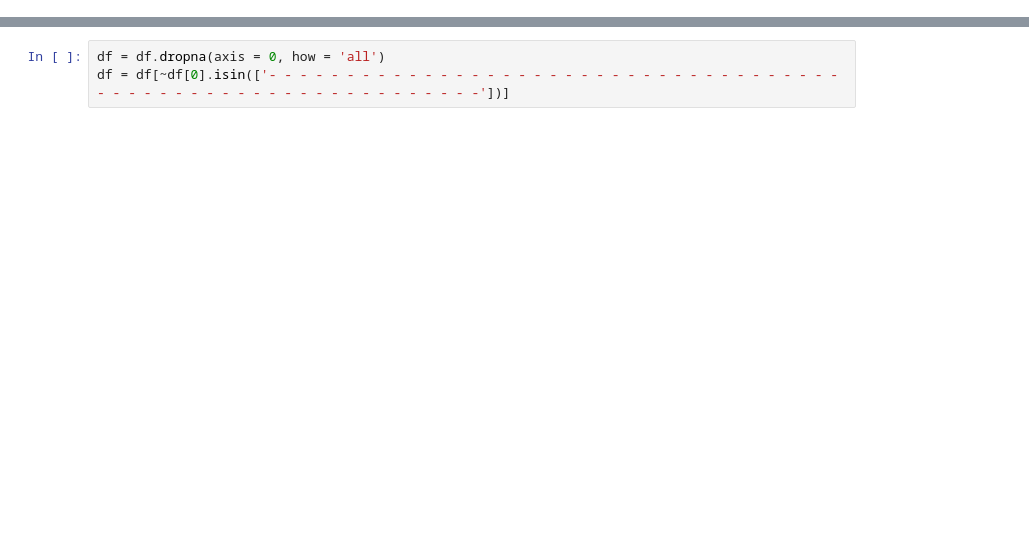
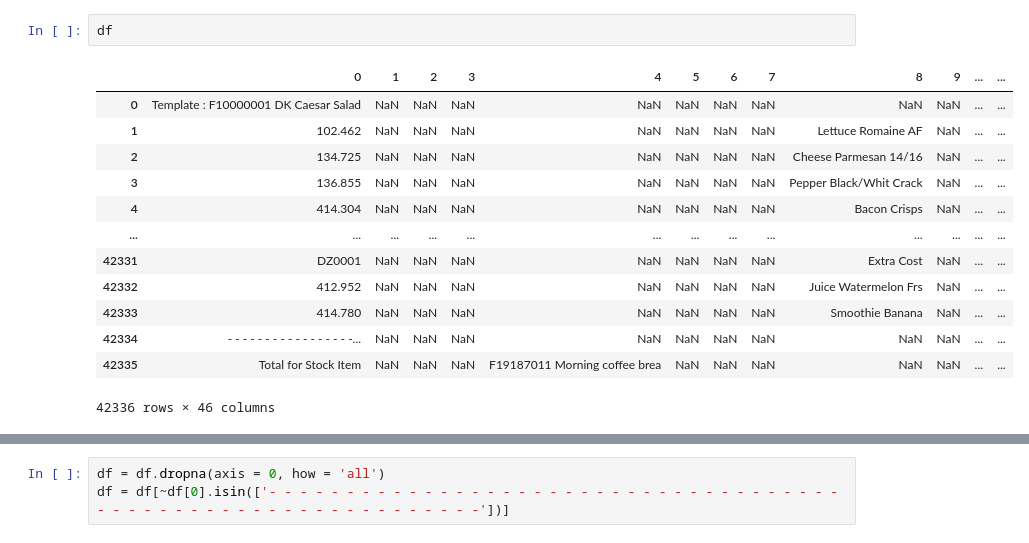
Before and after one commit to DelaunayAntoine/Project-WiseFins, a Jupyter notebook: notebook_test.ipynb, the cells around one changed output, grey strips where cells are left out. Cells and saved outputs as stored; diff of their text form; blank space fills up the shorter version.

```diff
--- a/notebook_test.ipynb
+++ b/notebook_test.ipynb
@@ -20,0 +141,16 @@ df.head()
+# %%
+df
+# %% [output]
+|  | 0 | 1 | 2 | 3 | 4 | 5 | 6 | 7 | 8 | 9 | ... | ... |
+| 0 | Template : F10000001 DK Caesar Salad | NaN | NaN | NaN | NaN | NaN | NaN | NaN | NaN | NaN | ... | ... |
+| 1 | 102.462 | NaN | NaN | NaN | NaN | NaN | NaN | NaN | Lettuce Romaine AF | NaN | ... | ... |
+| 2 | 134.725 | NaN | NaN | NaN | NaN | NaN | NaN | NaN | Cheese Parmesan 14/16 | NaN | ... | ... |
+| 3 | 136.855 | NaN | NaN | NaN | NaN | NaN | NaN | NaN | Pepper Black/Whit Crack | NaN | ... | ... |
+| 4 | 414.304 | NaN | NaN | NaN | NaN | NaN | NaN | NaN | Bacon Crisps | NaN | ... | ... |
+| ... | ... | ... | ... | ... | ... | ... | ... | ... | ... | ... | ... | ... |
+| 42331 | DZ0001 | NaN | NaN | NaN | NaN | NaN | NaN | NaN | Extra Cost | NaN | ... | ... |
+| 42332 | 412.952 | NaN | NaN | NaN | NaN | NaN | NaN | NaN | Juice Watermelon Frs | NaN | ... | ... |
+| 42333 | 414.780 | NaN | NaN | NaN | NaN | NaN | NaN | NaN | Smoothie Banana | NaN | ... | ... |
+| 42334 | - - - - - - - - - - - - - - - - -... | NaN | NaN | NaN | NaN | NaN | NaN | NaN | NaN | NaN | ... | ... |
+| 42335 | Total for Stock Item | NaN | NaN | NaN | F19187011 Morning coffee brea | NaN | NaN | NaN | NaN | NaN | ... | ... |
+42336 rows × 46 columns
```
Also changed, not shown: parts of 25 cells of this notebook, 5 other files.
